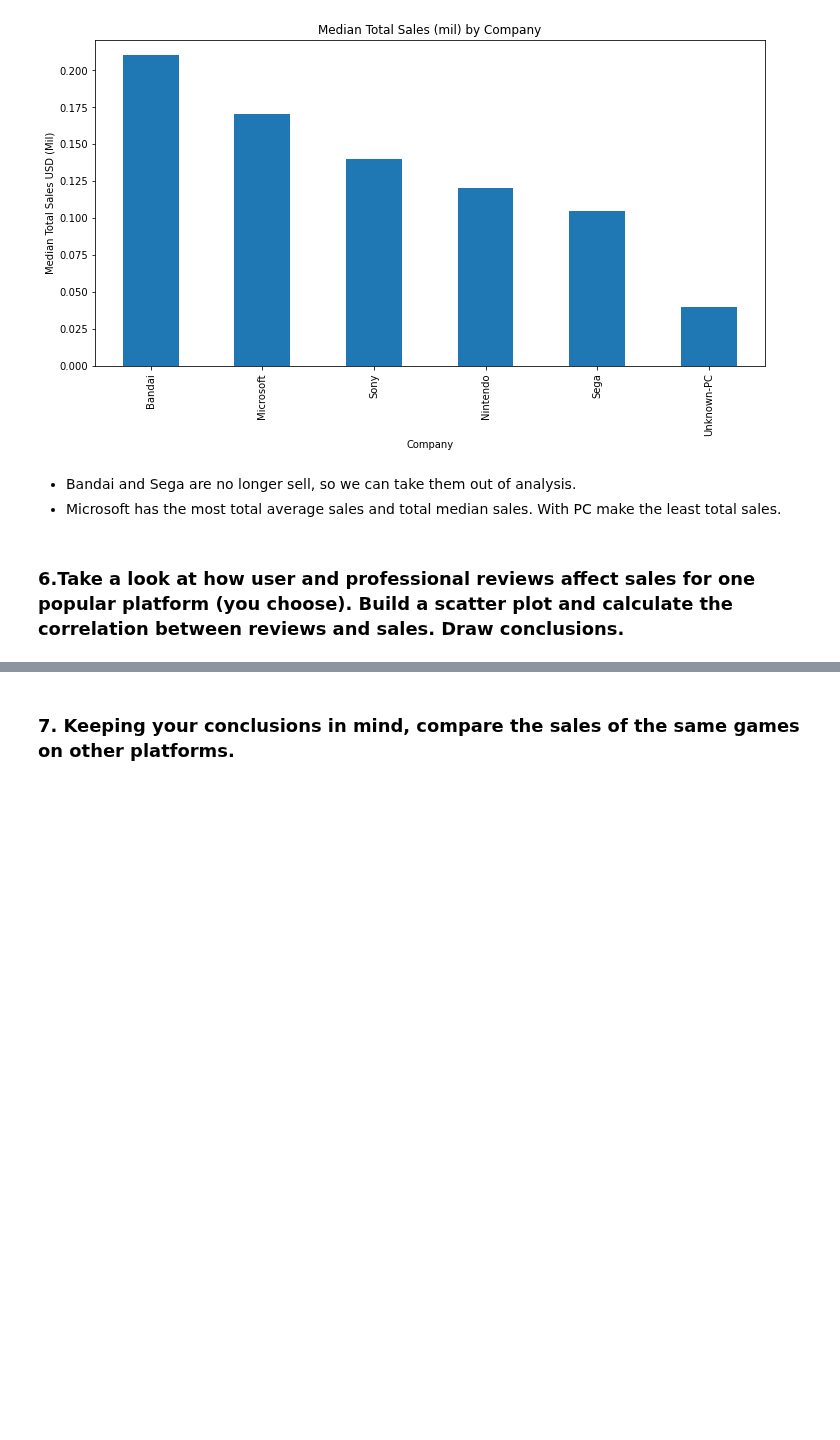
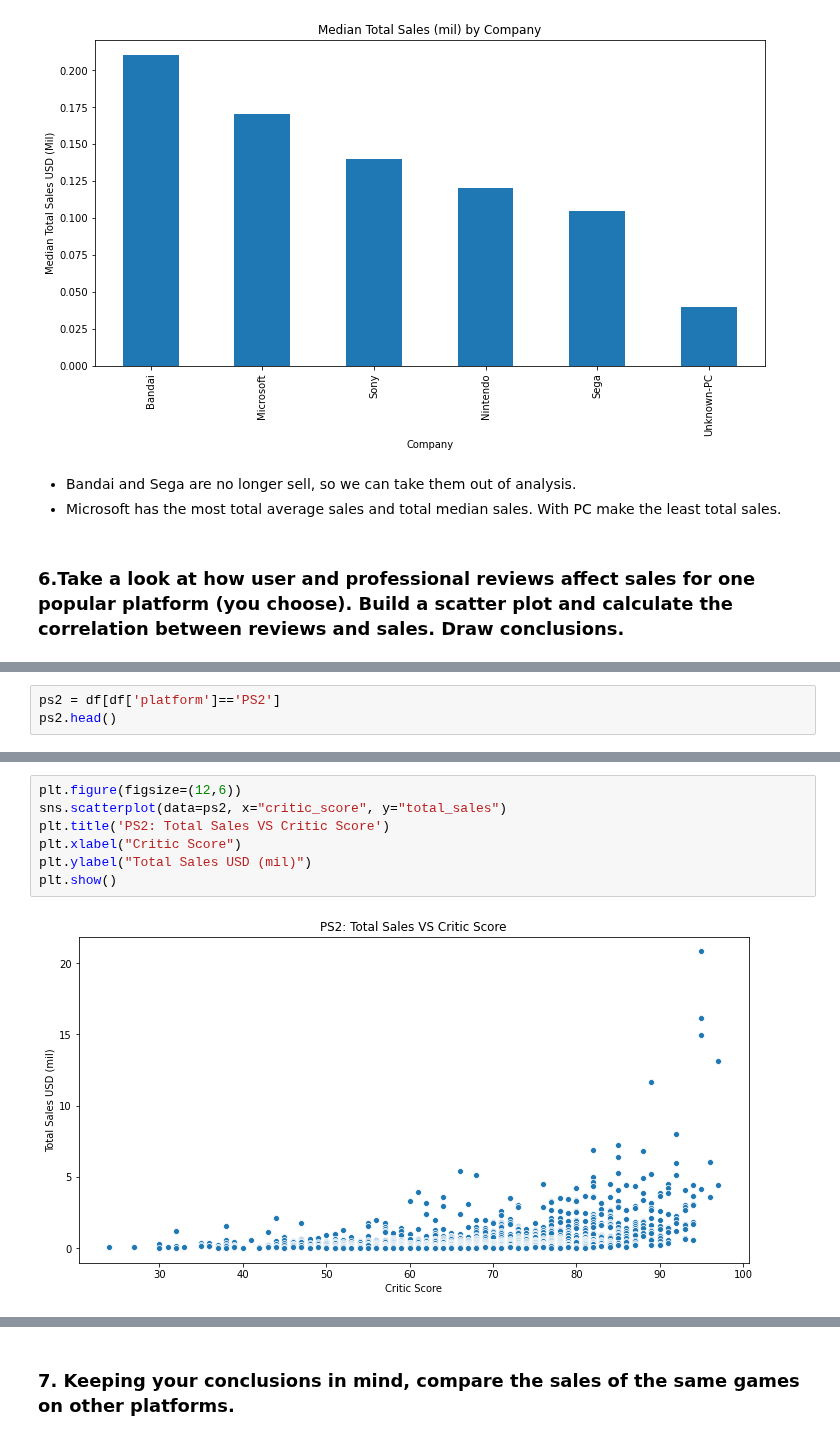
Before and after one commit to rainbowmoonlight/Yandex_Practicum_Projects, a Jupyter notebook: 04 Online Video Game Store Campaign/Online Video Game Store Campaign.ipynb, the cells around one changed output, grey strips where cells are left out. Saved outputs shown, nothing was run; the diff lists cells and outputs as text; blank space fills up the shorter version.

```diff
--- a/04 Online Video Game Store Campaign/Online Video Game Store Campaign.ipynb
+++ b/04 Online Video Game Store Campaign/Online Video Game Store Campaign.ipynb
@@ -1072,0 +1075,3 @@ plt.show()
+# %%
+ps2 = df[df['platform']=='PS2']
+ps2.head()
@@ -1072,0 +1085,9 @@ plt.show()
+# %%
+plt.figure(figsize=(12,6))
+sns.scatterplot(data=ps2, x="critic_score", y="total_sales")
+plt.title('PS2: Total Sales VS Critic Score')
+plt.xlabel("Critic Score")
+plt.ylabel("Total Sales USD (mil)")
+plt.show()
+# %% [output]
+[figure, added]
```
Also changed, not shown: parts of 34 cells of this notebook.
